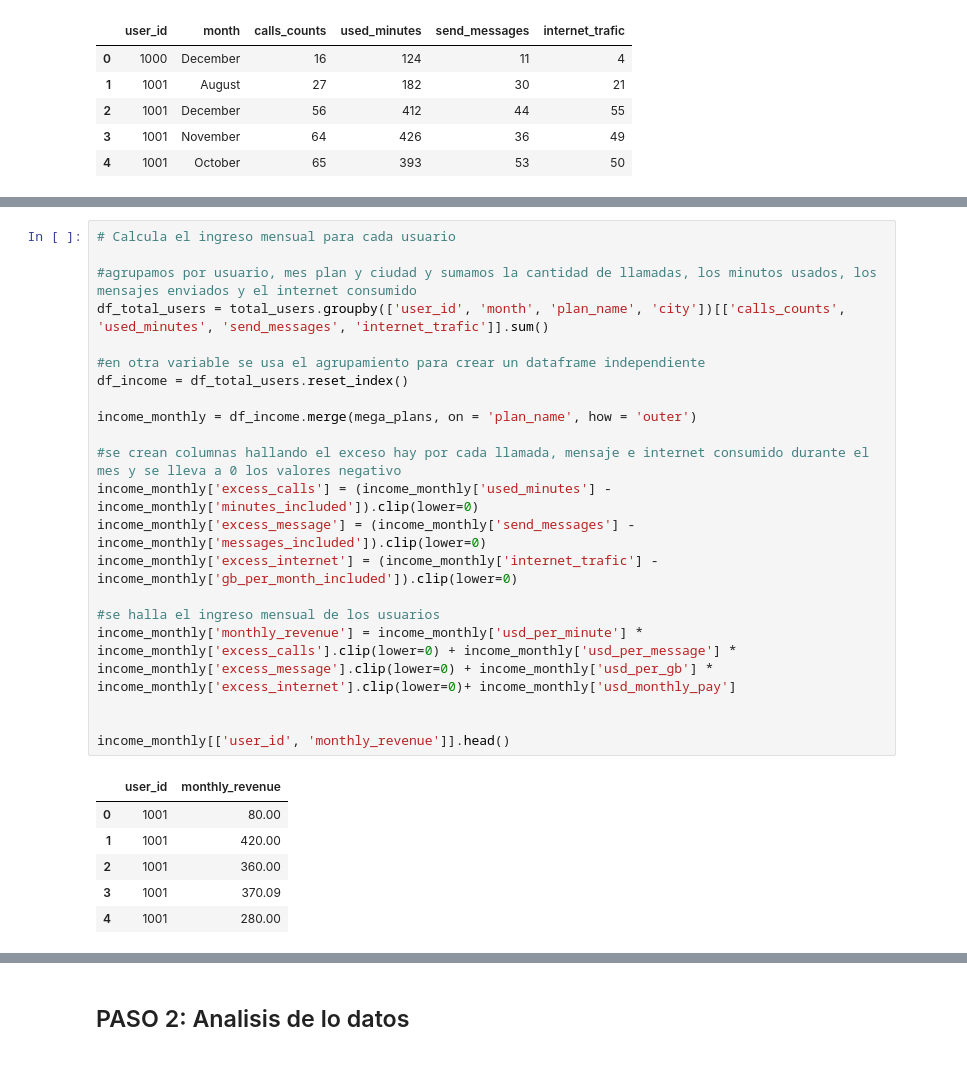
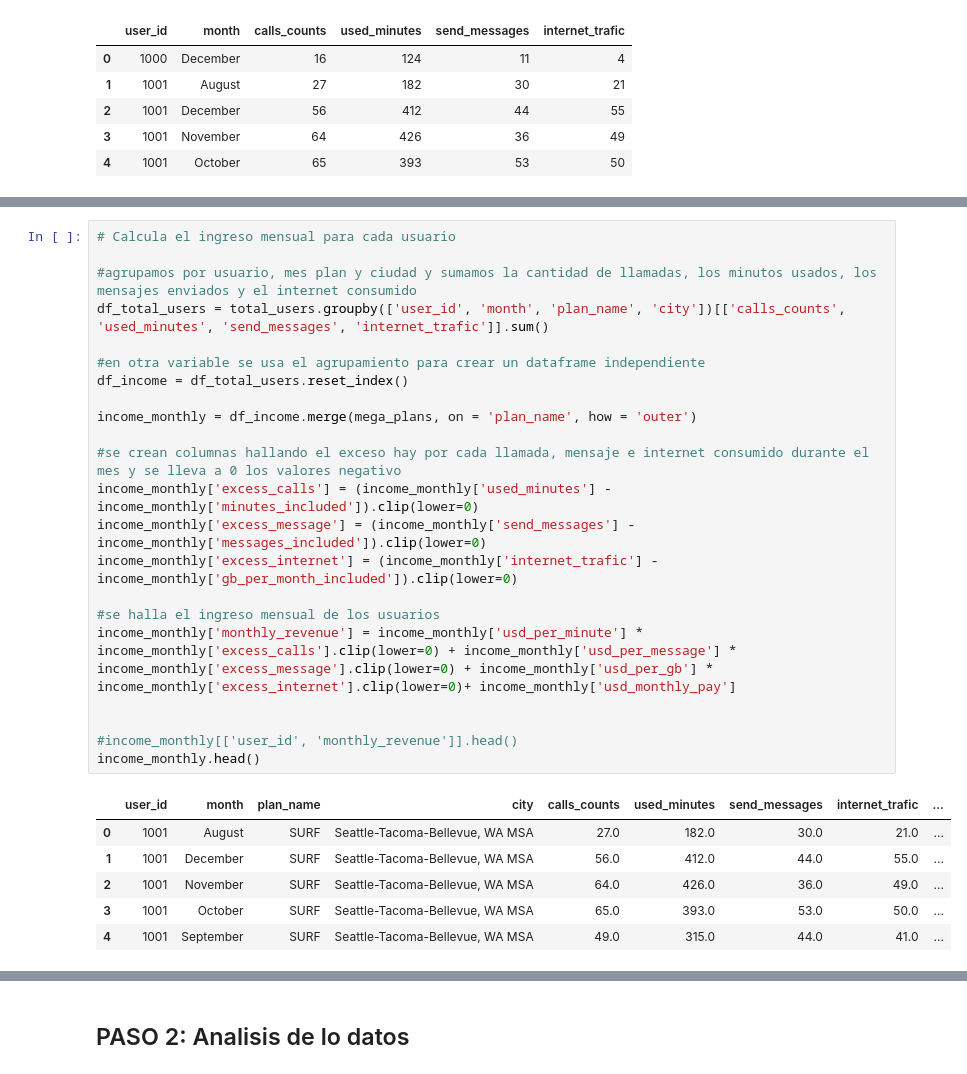
Before and after one commit to Dussand/telecomunicaciones_megaline, a Jupyter notebook: analisis_data.ipynb, the cells around one changed output, grey strips where cells are left out. Drawn from its saved outputs; the diff is of its cells as text.

```diff
--- a/analisis_data.ipynb
+++ b/analisis_data.ipynb
@@ -290,28 +279,29 @@ total_users.head()
 # %%
 # Calcula el ingreso mensual para cada usuario
 
 #agrupamos por usuario, mes plan y ciudad y sumamos la cantidad de llamadas, los minutos usados, los mensajes enviados y el internet consumido
 df_total_users = total_users.groupby(['user_id', 'month', 'plan_name', 'city'])[['calls_counts', 'used_minutes', 'send_messages', 'internet_trafic']].sum()
 
 #en otra variable se usa el agrupamiento para crear un dataframe independiente
 df_income = df_total_users.reset_index()
 
 income_monthly = df_income.merge(mega_plans, on = 'plan_name', how = 'outer')
 
 #se crean columnas hallando el exceso hay por cada llamada, mensaje e internet consumido durante el mes y se lleva a 0 los valores negativo
 income_monthly['excess_calls'] = (income_monthly['used_minutes'] - income_monthly['minutes_included']).clip(lower=0)
 income_monthly['excess_message'] = (income_monthly['send_messages'] - income_monthly['messages_included']).clip(lower=0)
 income_monthly['excess_internet'] = (income_monthly['internet_trafic'] - income_monthly['gb_per_month_included']).clip(lower=0)
 
 #se halla el ingreso mensual de los usuarios
 income_monthly['monthly_revenue'] = income_monthly['usd_per_minute'] * income_monthly['excess_calls'].clip(lower=0) + income_monthly['usd_per_message'] * income_monthly['excess_message'].clip(lower=0) + income_monthly['usd_per_gb'] * income_monthly['excess_internet'].clip(lower=0)+ income_monthly['usd_monthly_pay']
 
 
-income_monthly[['user_id', 'monthly_revenue']].head()
+#income_monthly[['user_id', 'monthly_revenue']].head()
+income_monthly.head()
 # %% [output]
-|  | user_id | monthly_revenue |
-| 0 | 1001 | 80.00 |
-| 1 | 1001 | 420.00 |
-| 2 | 1001 | 360.00 |
-| 3 | 1001 | 370.09 |
-| 4 | 1001 | 280.00 |
+|  | user_id | month | plan_name | city | calls_counts | used_minutes | send_messages | internet_trafic | ... |
+| 0 | 1001 | August | SURF | Seattle-Tacoma-Bellevue, WA MSA | 27.0 | 182.0 | 30.0 | 21.0 | ... |
+| 1 | 1001 | December | SURF | Seattle-Tacoma-Bellevue, WA MSA | 56.0 | 412.0 | 44.0 | 55.0 | ... |
+| 2 | 1001 | November | SURF | Seattle-Tacoma-Bellevue, WA MSA | 64.0 | 426.0 | 36.0 | 49.0 | ... |
+| 3 | 1001 | October | SURF | Seattle-Tacoma-Bellevue, WA MSA | 65.0 | 393.0 | 53.0 | 50.0 | ... |
+| 4 | 1001 | September | SURF | Seattle-Tacoma-Bellevue, WA MSA | 49.0 | 315.0 | 44.0 | 41.0 | ... |
```
Also changed, not shown: parts of 12 cells of this notebook.
